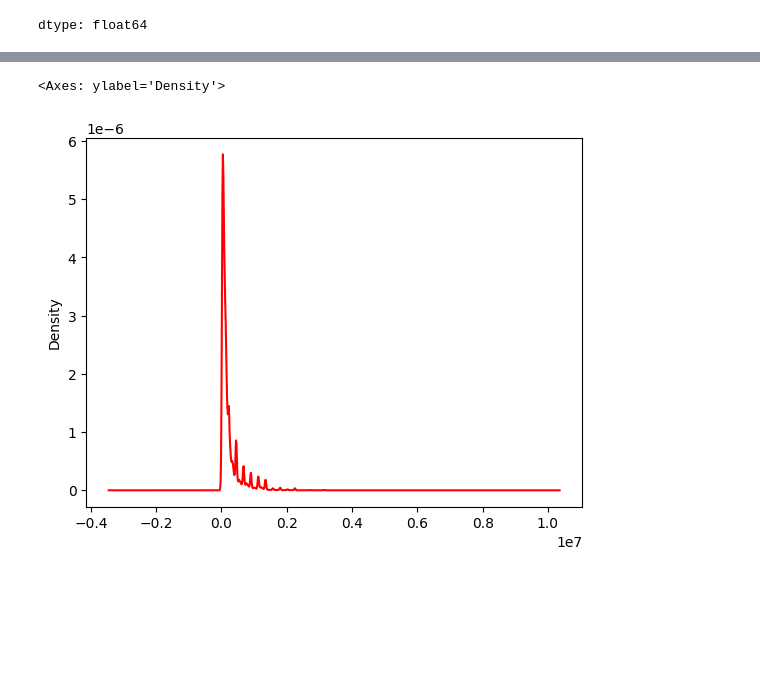
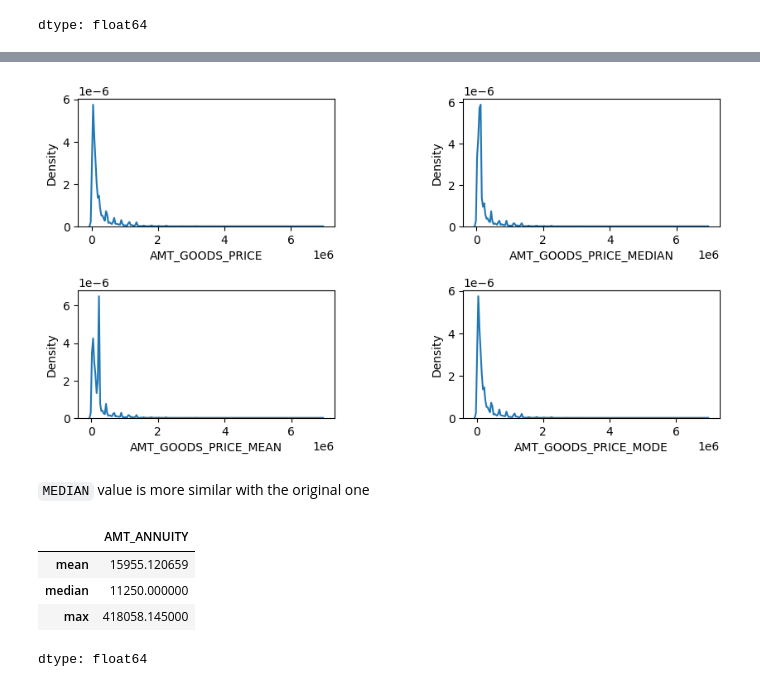
Before and after one commit to htetaunglynn94/portfolio_projects, a Jupyter notebook: eda_on_loan_default.ipynb, the cells around one changed output, grey strips where cells are left out. Saved outputs shown, nothing was run; the diff lists cells and outputs as text; code cells hidden in the pictures; blank space fills up the shorter version.

```diff
--- a/eda_on_loan_default.ipynb
+++ b/eda_on_loan_default.ipynb
@@ -1397,2 +1409,2 @@ dtype: float64
 # %%
-gp_cols = ['AMT_GOOD_PRICE','AMT_GOODS_PRICE_MEDIAN','AMT_GOODS_PRICE_MEAN','AMT_GOODS_PRICE_MODE']
+gp_cols = ['AMT_GOODS_PRICE','AMT_GOODS_PRICE_MEDIAN','AMT_GOODS_PRICE_MEAN','AMT_GOODS_PRICE_MODE']
@@ -1401,7 +1411,21 @@ We will check which one is more simmilar with original one. (`median`, `mean`, `
+# %%
+plt.figure(figsize=(10,5))
+for i, col in enumerate(gp_cols):
+  plt.subplot(2,2,i+1)
+  sns.kdeplot(data=prev_app_nva_col_rmvd, x=col)
+  plt.subplots_adjust(wspace=0.5, hspace=0.5)
+# %% [output]
+[figure, added]
+# %% [markdown]
+`MEDIAN` value is more similar with the original one
 # %%
-# plt.figure(figsize=(10,5))
-# prev_app_nva_col_rmvd['AMT_GOOD_PRICE'].plot(kind='kde')
-prev_app_nva_col_rmvd['AMT_GOODS_PRICE'].plot(kind='kde', c='red')
+prev_app_nva_col_rmvd['AMT_GOODS_PRICE'] = prev_app_nva_col_rmvd['AMT_GOODS_PRICE'] \
+                                                      .fillna(prev_app_nva_col_rmvd['AMT_GOODS_PRICE'].median())
-# %% [output]
-<Axes: ylabel='Density'>
-[figure, removed]
+# %%
+prev_app_nva_col_rmvd['AMT_ANNUITY'].agg(func=['mean','median','max'])
+# %% [output]
+|  | AMT_ANNUITY |
+| mean | 15955.120659 |
+| median | 11250.000000 |
+| max | 418058.145000 |
+dtype: float64
```
Also changed, not shown: parts of 15 cells of this notebook.
